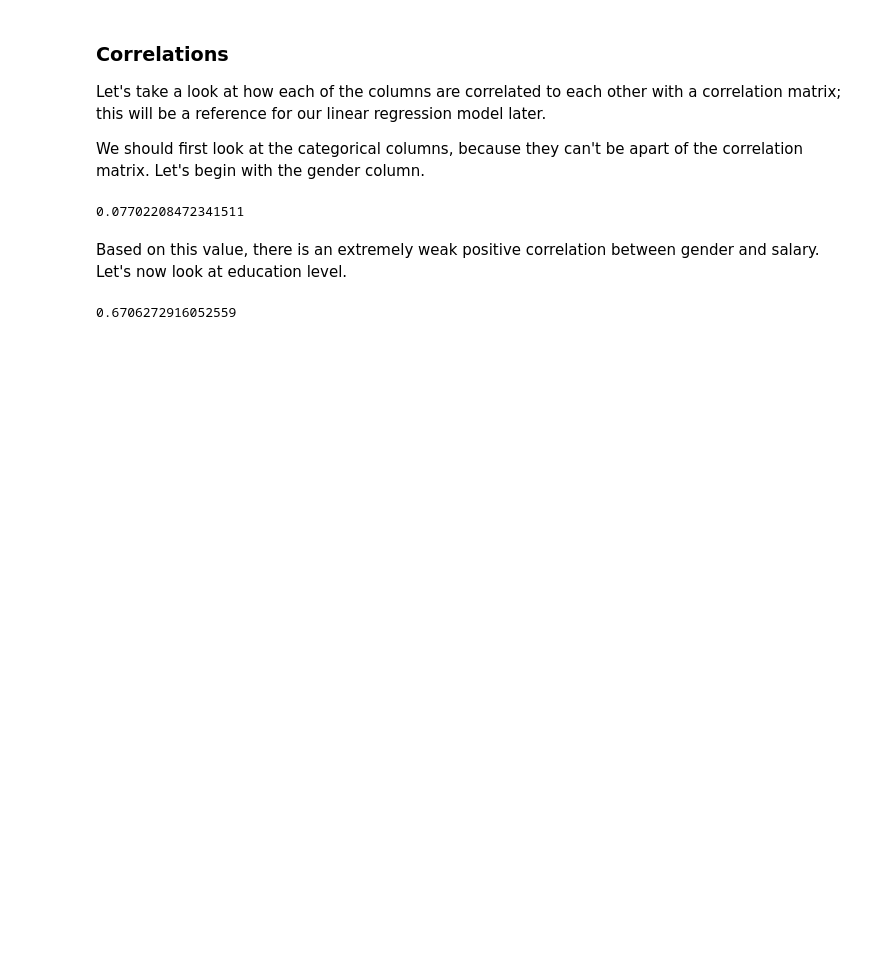
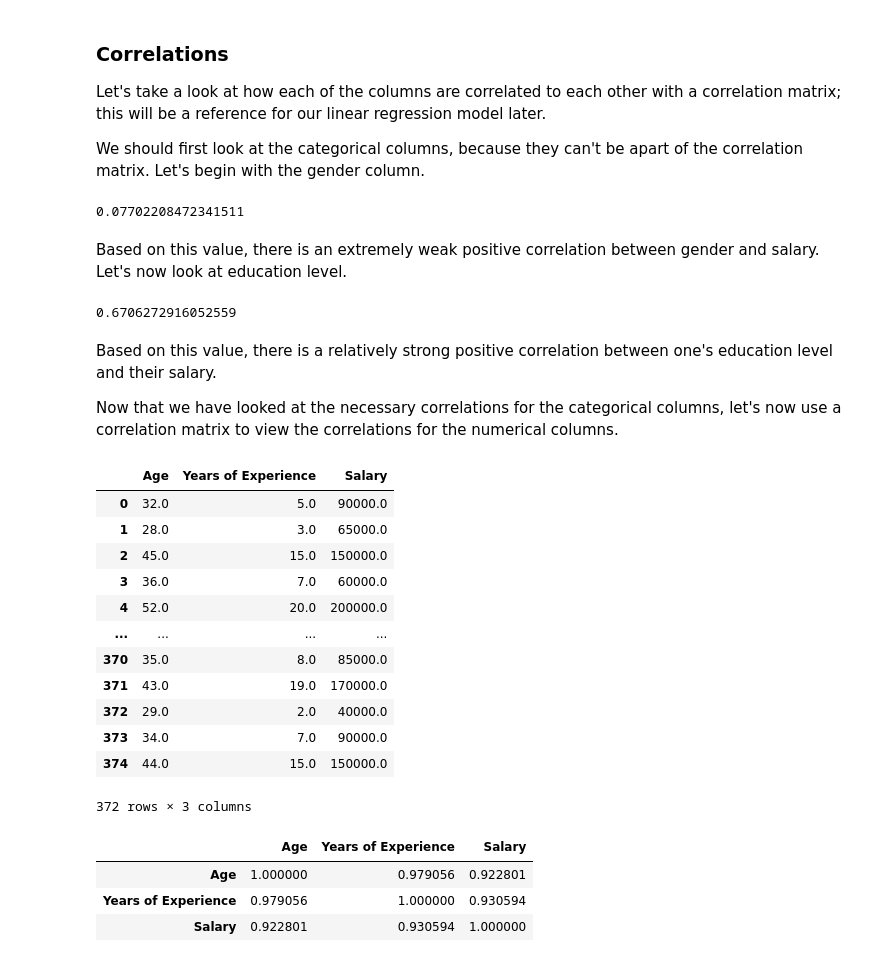
Before and after one commit to rayankzi/salary-predictor, a Jupyter notebook: analysis.ipynb, the cells around one changed output. Saved outputs shown, nothing was run; the diff lists cells and outputs as text; code cells hidden in the pictures; blank space fills up the shorter version.

```diff
--- a/analysis.ipynb
+++ b/analysis.ipynb
@@ -296,3 +297,31 @@ education_numeric = data["Education Level"].map(education_values)
 data.Salary.corr(education_numeric)
 # %% [output]
 0.6706272916052559
+# %% [markdown]
+Based on this value, there is a relatively strong positive correlation between one's education level and their salary.
+
+Now that we have looked at the necessary correlations for the categorical columns, let's now use a correlation matrix to view the correlations for the numerical columns.
+# %%
+numerical_df = data.drop(columns=['Gender', 'Education Level', 'Job Title'])
+numerical_df
+# %% [output]
+|  | Age | Years of Experience | Salary |
+| 0 | 32.0 | 5.0 | 90000.0 |
+| 1 | 28.0 | 3.0 | 65000.0 |
+| 2 | 45.0 | 15.0 | 150000.0 |
+| 3 | 36.0 | 7.0 | 60000.0 |
+| 4 | 52.0 | 20.0 | 200000.0 |
+| ... | ... | ... | ... |
+| 370 | 35.0 | 8.0 | 85000.0 |
+| 371 | 43.0 | 19.0 | 170000.0 |
+| 372 | 29.0 | 2.0 | 40000.0 |
+| 373 | 34.0 | 7.0 | 90000.0 |
+| 374 | 44.0 | 15.0 | 150000.0 |
+372 rows × 3 columns
+# %%
+numerical_df.corr()
+# %% [output]
+|  | Age | Years of Experience | Salary |
+| Age | 1.000000 | 0.979056 | 0.922801 |
+| Years of Experience | 0.979056 | 1.000000 | 0.930594 |
+| Salary | 0.922801 | 0.930594 | 1.000000 |
```
Also changed, not shown: parts of 2 cells of this notebook.
